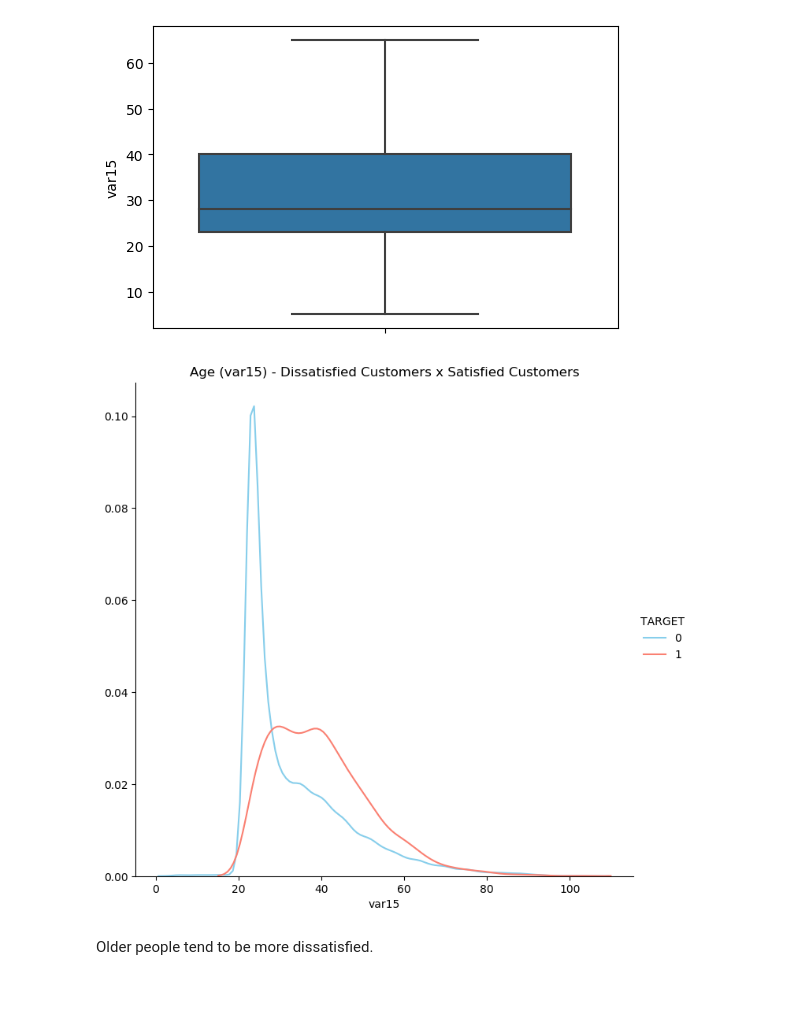
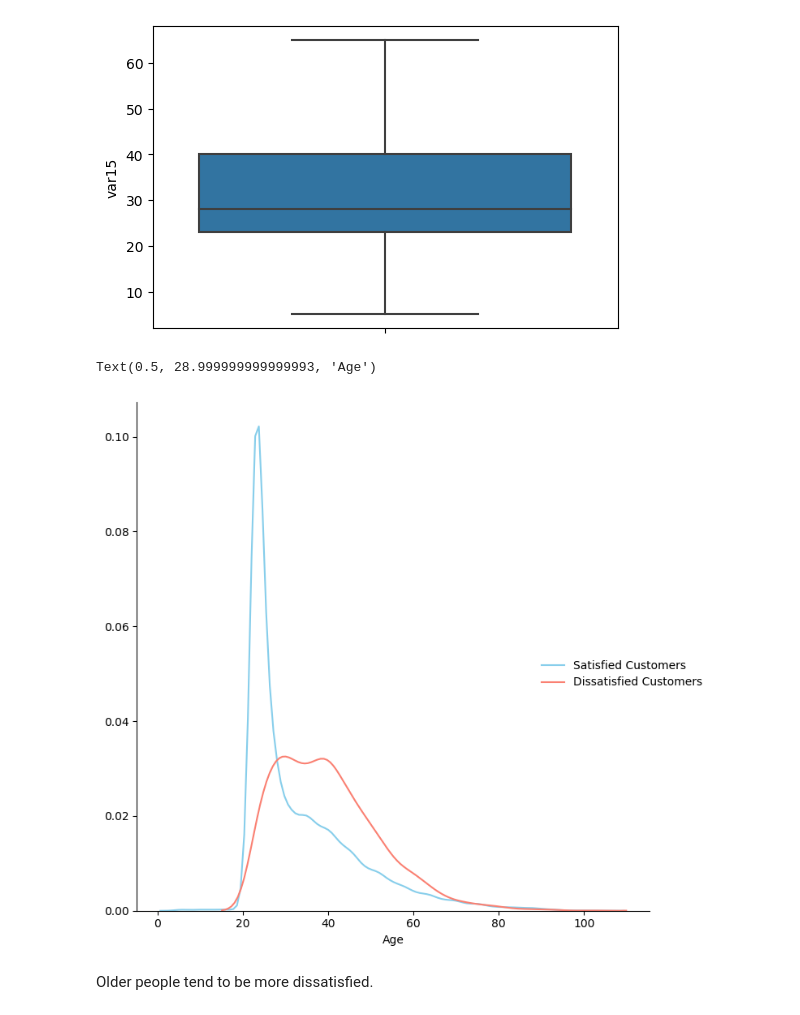
Before and after one commit to andradecmatheus-zz/Project_03_Santander_Customer_Satisfaction, a Jupyter notebook: Project_03_Santander_Customer_Satisfaction.ipynb, the cells around one changed output. Cells and saved outputs as stored; diff of their text form; code cells hidden in the pictures.

```diff
--- a/Project_03_Santander_Customer_Satisfaction.ipynb
+++ b/Project_03_Santander_Customer_Satisfaction.ipynb
@@ -455,12 +455,18 @@ sns.boxplot(x=df_trainFS["var15"], showfliers=False, orient='v') # df_trainFS.bo
 [figure]
 # %%
 # Kernel distribution estimation plot
-sns.FacetGrid(df_trainFS, hue="TARGET", height=7, hue_kws={'color': ['skyblue', 'salmon']}) \
+g = sns.FacetGrid(df_trainFS, hue="TARGET", height=7, hue_kws={'color': ['skyblue', 'salmon']}) \
    .map(sns.kdeplot, "var15") \
    .add_legend()
-plt.title('Age (var15) - Dissatisfied Customers x Satisfied Customers');
+
+g._legend.texts[0].set_text("Satisfied Customers")
+g._legend.texts[1].set_text("Dissatisfied Customers")
+g._legend.set_title("")
+g.axes[0,0].set_xlabel('Age')   #plt.xlabel("Age")
+#g.axes[0,0].set_ylabel('Count') #plt.ylabel("Count")
 # %% [output]
+Text(0.5, 28.999999999999993, 'Age')
-[figure, old version]
+[figure, new version]
 # %% [markdown]
 Older people tend to be more dissatisfied.
 # %% [markdown]
```
Also changed, not shown: parts of 2 cells of this notebook, 1 other file.
